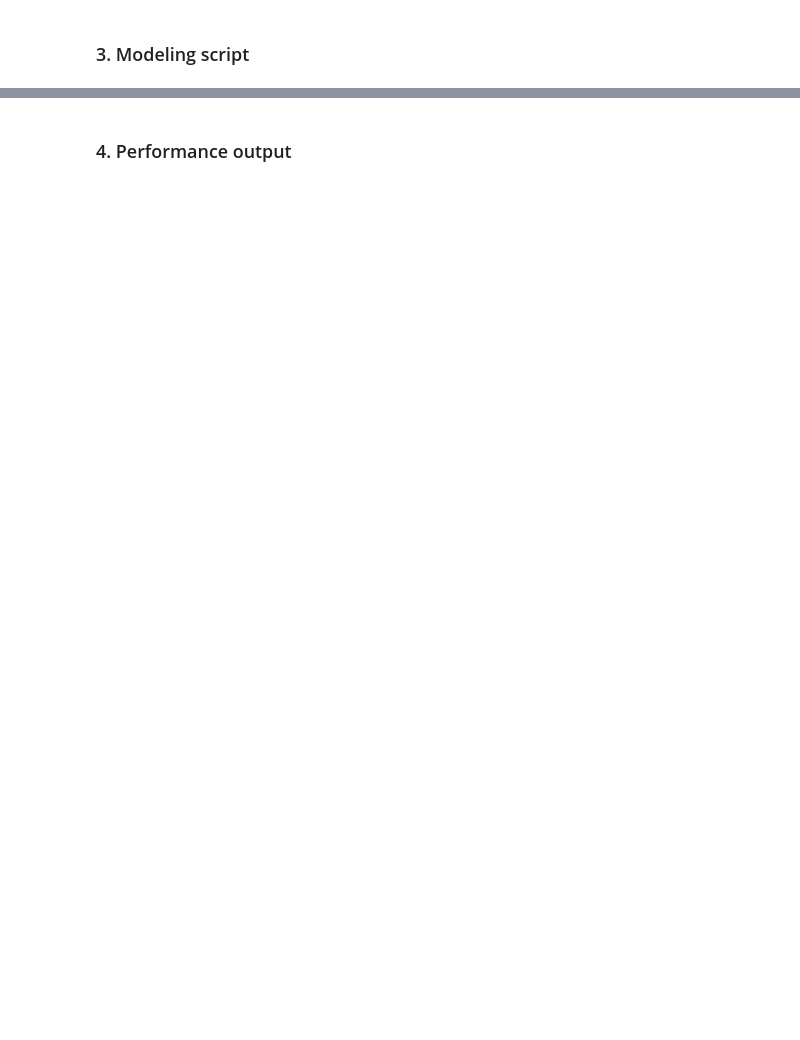
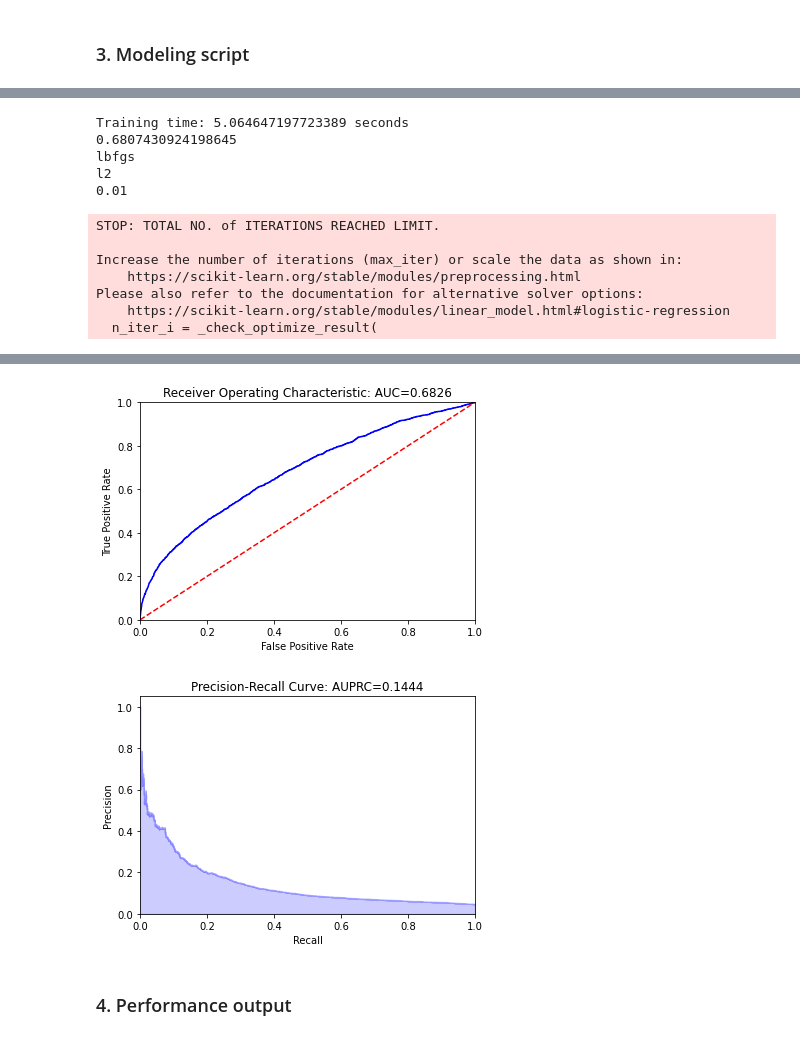
Before and after one commit to ag2307/ehr-benchmarking, a Jupyter notebook: scripts/72h_ed_revisit_disposition.ipynb, the cells around one changed output, grey strips where cells are left out. Saved outputs shown, nothing was run; the diff lists cells and outputs as text; code cells hidden in the pictures; blank space fills up the shorter version.

Commit message:
added hyperparameter tuning and updated preprocessing scripts

```diff
--- a/scripts/72h_ed_revisit_disposition.ipynb
+++ b/scripts/72h_ed_revisit_disposition.ipynb
@@ -93,9 +98,11 @@ X_train.dtypes.to_frame().T
 # %%
 encoder = LabelEncoder()
 X_train['gender'] = encoder.fit_transform(X_train['gender'])
+X_validation['gender'] = encoder.transform(X_validation['gender'])
 X_test['gender'] = encoder.transform(X_test['gender'])
 # %%
 X_train['ed_los'] = pd.to_timedelta(X_train['ed_los']).dt.seconds / 60
+X_validation['ed_los'] = pd.to_timedelta(X_validation['ed_los']).dt.seconds / 60
 X_test['ed_los'] = pd.to_timedelta(X_test['ed_los']).dt.seconds / 60
 # %%
 print('class ratio')
@@ -356,18 +118,0 @@ Score thresold: 0.03806601
-# %%
-# Temporal skip
-'''
-print("Support Vector Machine:")
-from sklearn.svm import SVC
-svc=SVC()
-start = time.time()
-svc.fit(X_train,y_train)
-runtime = time.time()-start
-print('Training time:', runtime, 'seconds')
-probs = svc.predict_proba(X_test)
-result = PlotROCCurve(probs[:,1],y_test, ci=confidence_interval)
-
-results = ["SVM"]
-results.extend(result)
-results.append(runtime)
-result_list.append(results)
-'''
@@ -477,0 +119,43 @@ Score thresold: 0.0019228882
+# %%
+print("Logistic Regression:")
+from sklearn.linear_model import LogisticRegression
+from sklearn import metrics
+
+best_acc = 0
+logreg = 0
+best_model = 0
+best_params = {}
+result_keys = ['AUC', 'AUPRC', 'Sensitivity', 'Specificity',
+               'Threshold', 'lower_auroc', 'upper_auroc', 'std_auroc', 'lower_ap',
+               'upper_ap', 'std_ap', 'lower_sensitivity', 'upper_sensitivity',
+               'std_sensitivity', 'lower_specificity', 'upper_specificity',
+               'std_specificity']
+c_values = [100, 10, 1.0, 0.1, 0.01]
+solver_map = {
+#             'newton-cg': ['l2'],
+            'lbfgs': ['l2'],
+            'liblinear': ['l1', 'l2']}
+for sol in solver_map:
+    for reg in solver_map[sol]:
+        for c in c_values:
+            print(sol)
+            print(reg)
+            print(c)
+            logreg=LogisticRegression(solver=sol, penalty=reg, C=c)
+            start = time.time()
+            logreg.fit(X_train,y_train)
+            runtime = time.time()-start
+            print('Training time:', runtime, 'seconds')
+            probs = logreg.predict_proba(X_validation)
+            fpr, tpr, _ = metrics.roc_curve(y_validation,probs[:,1])
+            roc_auc = metrics.auc(fpr, tpr)
+            print(roc_auc)
+            if roc_auc > best_acc:
+                best_acc = roc_auc
+                best_model = logreg
+                best_result = dict(zip(result_keys, result))
+                best_params = {'solver': sol, 'penalty': reg, 'C': c}
+
+probs = logreg.predict_proba(X_test)
+result = PlotROCCurve(probs[:,1],y_test, ci=confidence_interval, random_seed=random_seed)
+# %% [output]
@@ -477,0 +209,12 @@ Score thresold: 0.0019228882
+Training time: 5.064647197723389 seconds
+0.6807430924198645
+lbfgs
+l2
+0.01
+STOP: TOTAL NO. of ITERATIONS REACHED LIMIT.
+
+Increase the number of iterations (max_iter) or scale the data as shown in:
+    https://scikit-learn.org/stable/modules/preprocessing.html
+Please also refer to the documentation for alternative solver options:
+    https://scikit-learn.org/stable/modules/linear_model.html#logistic-regression
+  n_iter_i = _check_optimize_result(
@@ -477,0 +238,2 @@ Score thresold: 0.0019228882
+[figure, added]
+[figure, added]
```
Also changed, not shown: parts of 45 cells of this notebook, 30 other files.
